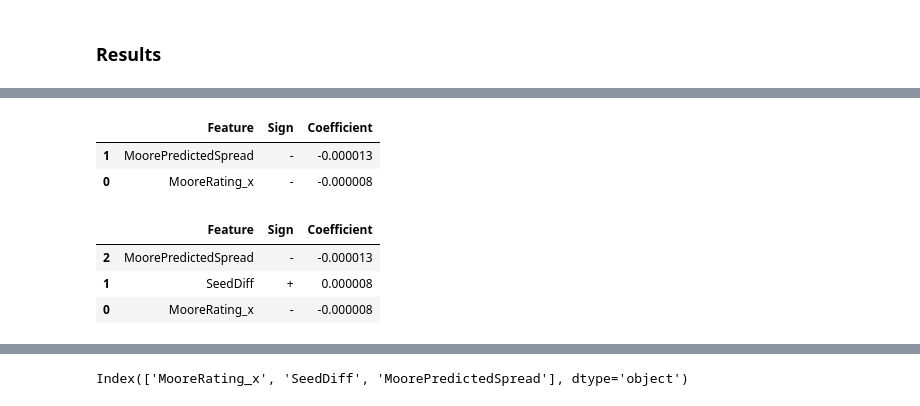
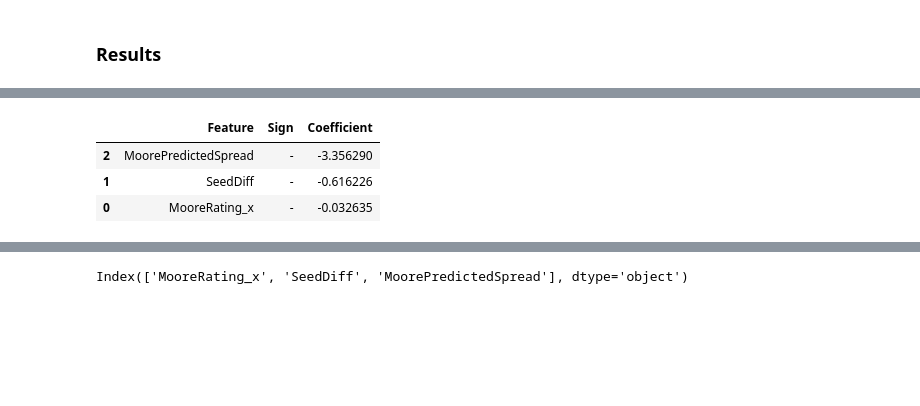
Before and after one commit to taylormerry/2021-March-Madness, a Jupyter notebook: W2.1_ModelBuilding_Prob.ipynb, the cells around one changed output, grey strips where cells are left out. Cells and saved outputs as stored; diff of their text form; code cells hidden in the pictures; blank space fills up the shorter version.

```diff
--- a/W2.1_ModelBuilding_Prob.ipynb
+++ b/W2.1_ModelBuilding_Prob.ipynb
@@ -324,33 +202,23 @@ def params(row_index):
 # %%
 # function to show feature importances of given model by results row index
 def features(row_index):
+    model = final_results.loc[row_index, 'Model']
+    model_features = list(final_results.loc[row_index, 'Features'])
+    sign_list = []
+    coef_list = []
+    for i in range(len(model_features)):
+        coef = round(model.coef_[0][i], 6)
+        coef_list.append(coef)
+        if coef > 0:
+            sign_list.append('+')
+        else:
+            sign_list.append('-')
 
-    # if model is logistic regression, return coefficients
-    if final_results.loc[row_index, 'Type'] == 'log':
-
-        model = final_results.loc[row_index, 'Model']
-        model_features = list(final_results.loc[row_index, 'Features'])
-        sign_list = []
-        coef_list = []
-        for i in range(len(model_features)):
-            coef = round(model.coef_[0][i], 6)
-            coef_list.append(coef)
-            if coef > 0:
-                sign_list.append('+')
-            else:
-                sign_list.append('-')
-
-        return_df =  pd.DataFrame({'Feature': model_features,
-                             'Sign': sign_list,
-                            'Coefficient': coef_list})
-        return return_df.reindex(return_df['Coefficient'].abs().sort_values(ascending = False).index)
-
-    # KNN doesn't really have a feature importance
-    else:
-        print('All features have equal weight in KNN')
+    return_df =  pd.DataFrame({'Feature': model_features,
+                         'Sign': sign_list,
+                        'Coefficient': coef_list})
+    return return_df.reindex(return_df['Coefficient'].abs().sort_values(ascending = False).index)
 # %%
 # print results
-pd.set_option('display.max_rows', None)
-pd.set_option('display.max_columns', None)
-final_results.sort_values(by = ['Avg_Score'], ascending = True)
+final_results.sort_values(by = ['Avg_Score'], ascending = False).head(60)[['Num_Features', 'Model_Coef', 'Stats', 'Avg_Score']]
 # %% [output]
@@ -374,13 +242,7 @@ final_results.sort_values(by = ['Avg_Score'], ascending = True)
 # %%
-features(639)
+features(37)
 # %% [output]
 |  | Feature | Sign | Coefficient |
-| 1 | MoorePredictedSpread | - | -0.000013 |
-| 0 | MooreRating_x | - | -0.000008 |
+| 2 | MoorePredictedSpread | - | -3.356290 |
+| 1 | SeedDiff | - | -0.616226 |
+| 0 | MooreRating_x | - | -0.032635 |
-# %%
-features(651)
-# %% [output]
-|  | Feature | Sign | Coefficient |
-| 2 | MoorePredictedSpread | - | -0.000013 |
-| 1 | SeedDiff | + | 0.000008 |
-| 0 | MooreRating_x | - | -0.000008 |
```
Also changed, not shown: parts of 12 cells of this notebook, 12 other files.
